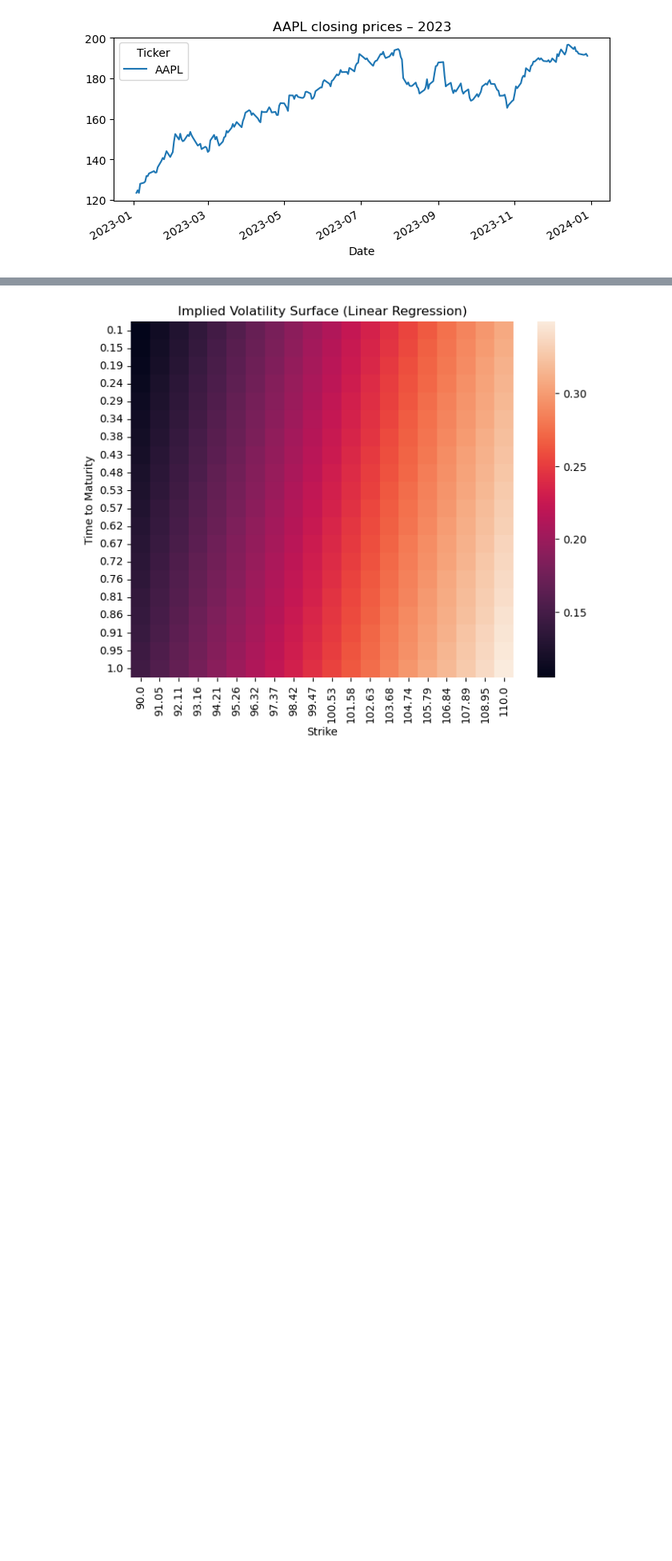
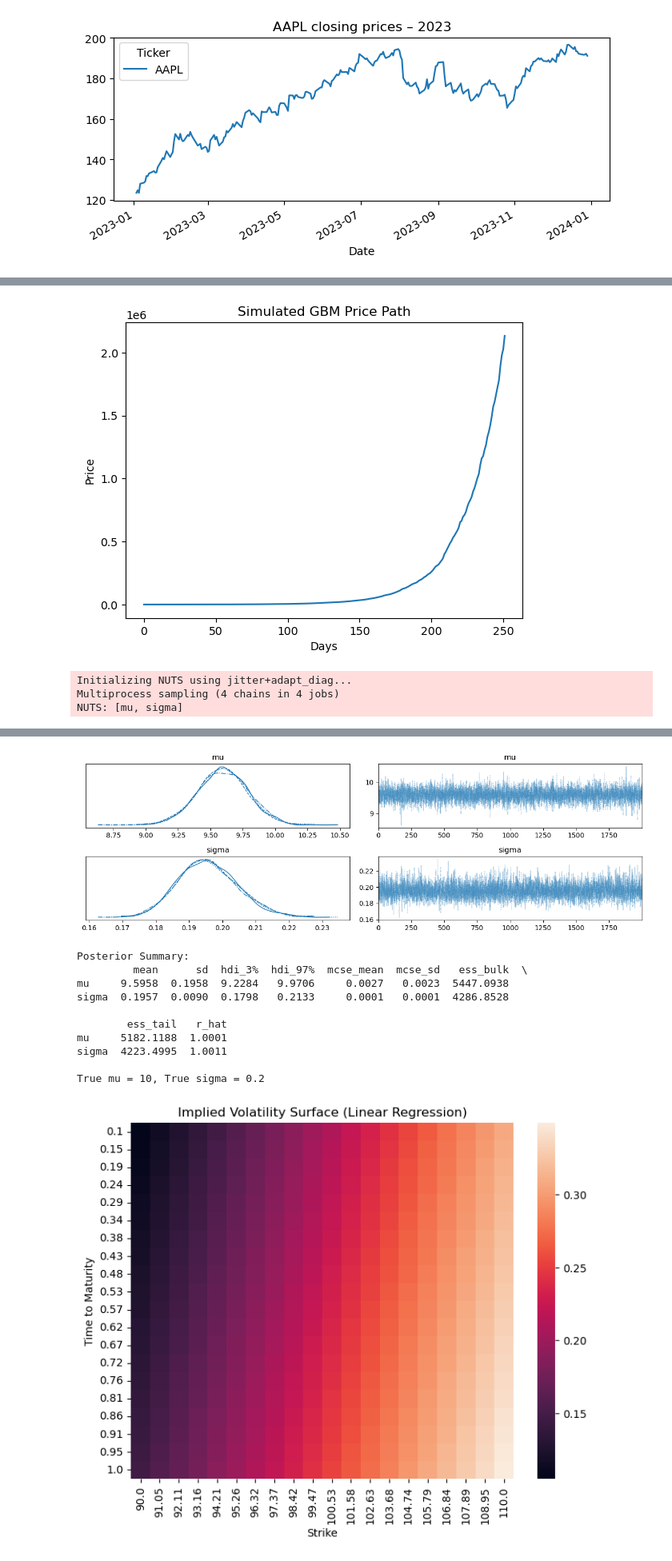
Before and after one commit to RezaCodz/Math_finance_models, a Jupyter notebook: models.ipynb, the cells around one changed output, grey strips where cells are left out. Shown at 80% size. Cells and saved outputs as stored; diff of their text form; code cells hidden in the pictures; blank space fills up the shorter version.

```diff
--- a/models.ipynb
+++ b/models.ipynb
@@ -66,0 +67,59 @@ Sampling 4 chains for 2_000 tune and 2_000 draw iterations (8_000 + 8_000 draws
+# %%
+import numpy as np
+import pymc as pm
+import matplotlib.pyplot as plt
+import arviz as az
+
+# --- Step 1: Simulate GBM path ---
+np.random.seed(42)
+
+T = 1.0        # 1 year
+N = 252        # trading days
+dt = T / N
+mu_true = 10  # 10% drift
+sigma_true = 0.2  # 20% annual volatility
+
+# Simulate log-returns
+log_returns_sim = (mu_true - 0.5 * sigma_true**2) * dt + sigma_true * np.sqrt(dt) * np.random.randn(N)
+# Simulated price path
+S0 = 100
+prices_sim = S0 * np.exp(np.cumsum(log_returns_sim))
+
+plt.plot(prices_sim)
+plt.title("Simulated GBM Price Path")
+plt.xlabel("Days")
+plt.ylabel("Price")
+plt.show()
+
+# --- Step 2: Inference from log-returns (like in real case) ---
+with pm.Model() as model_sim:
+    mu = pm.Normal("mu", mu=0.0, sigma=1.0)
+    sigma = pm.HalfNormal("sigma", sigma=1.0)
+
+    pm.Normal(
+        "returns",
+        mu=mu * dt,
+        sigma=sigma * np.sqrt(dt),
+        observed=log_returns_sim
+    )
+
+    trace_sim = pm.sample(
+        draws=2000,
+        tune=2000,
+        target_accept=0.95,
+        return_inferencedata=True,
+        progressbar=True
+    )
+
+# --- Step 3: Results ---
+az.plot_trace(trace_sim, var_names=["mu", "sigma"])
+plt.tight_layout(); plt.show()
+
+print("\nPosterior Summary:")
+print(az.summary(trace_sim, var_names=["mu", "sigma"], round_to=4))
+print(f"\nTrue mu = {mu_true}, True sigma = {sigma_true}")
+# %% [output]
+[figure, added]
+Initializing NUTS using jitter+adapt_diag...
+Multiprocess sampling (4 chains in 4 jobs)
+NUTS: [mu, sigma]
@@ -67,3 +129,14 @@ Sampling 4 chains for 2_000 tune and 2_000 draw iterations (8_000 + 8_000 draws
+[figure, added]
+Posterior Summary:
+         mean      sd  hdi_3%  hdi_97%  mcse_mean  mcse_sd   ess_bulk  \
+mu     9.5958  0.1958  9.2284   9.9706     0.0027   0.0023  5447.0938
+sigma  0.1957  0.0090  0.1798   0.2133     0.0001   0.0001  4286.8528
+
+        ess_tail   r_hat
+mu     5182.1188  1.0001
+sigma  4223.4995  1.0011
+
+True mu = 10, True sigma = 0.2
 # %%
 def black_scholes_price(S, K, T, r, sigma, option_type='call'):
     d1 = (np.log(S / K) + (r + 0.5 * sigma ** 2)*T) / (sigma * np.sqrt(T))
```
Also changed, not shown: parts of 2 cells of this notebook.
